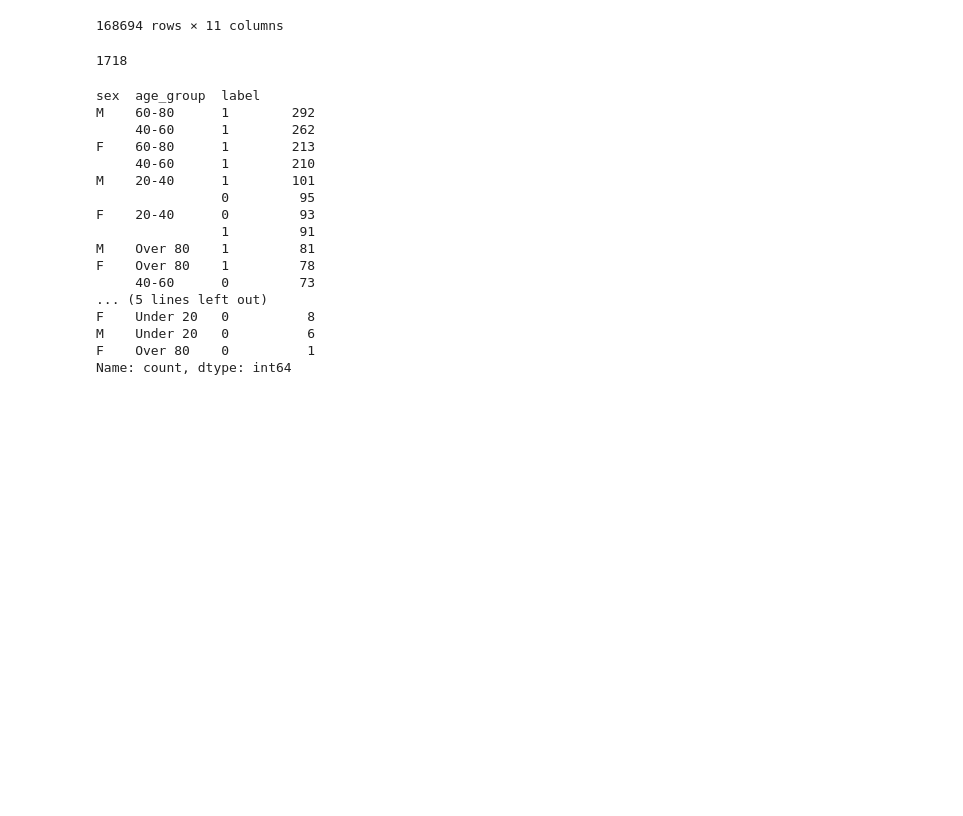
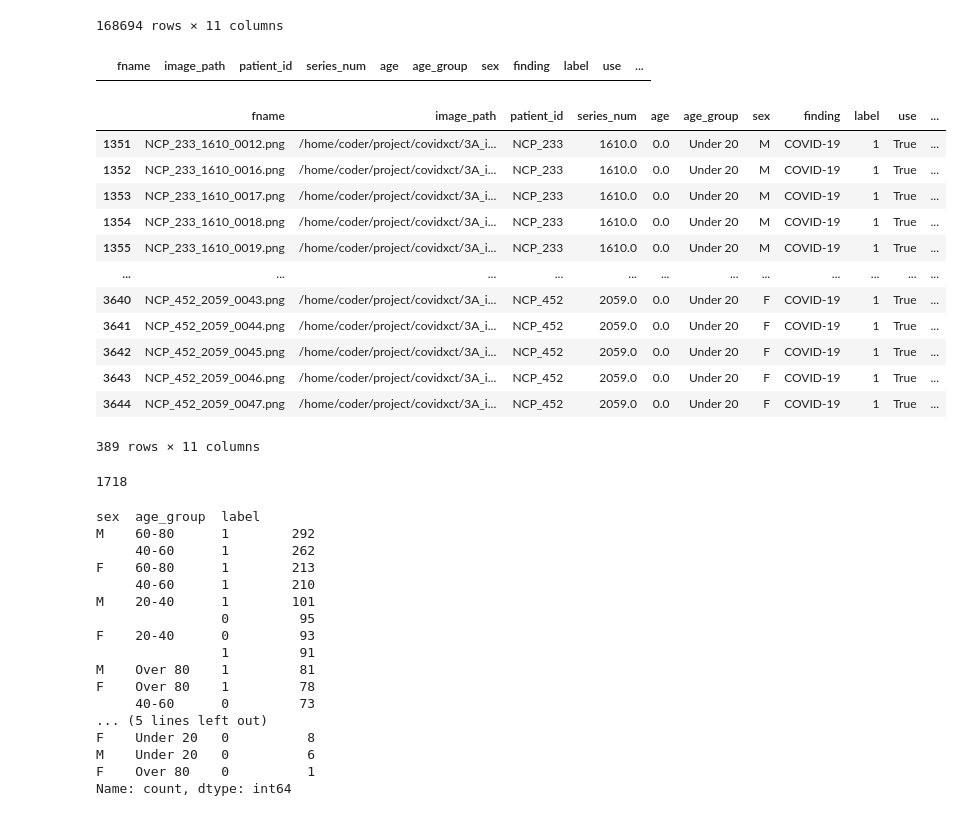
Before and after one commit to mireiafrt/master-thesis, a Jupyter notebook: notebooks/covid_metadata_eda.ipynb, the cells around one changed output. Drawn from its saved outputs; the diff is of its cells as text; code cells hidden in the pictures; blank space fills up the shorter version.

```diff
--- a/notebooks/covid_metadata_eda.ipynb
+++ b/notebooks/covid_metadata_eda.ipynb
@@ -1126,6 +1158,26 @@ df_split
 | 168692 | COVIDCTMD-normal076-IM0170.png | /home/coder/project/covidxct/3A_i... | COVIDCTMD-normal076 | NaN | 30.0 | 20-40 | M | Normal | 0 | True | ... |
 | 168693 | COVIDCTMD-normal076-IM0171.png | /home/coder/project/covidxct/3A_i... | COVIDCTMD-normal076 | NaN | 30.0 | 20-40 | M | Normal | 0 | True | ... |
 168694 rows × 11 columns
+# %%
+df_split[df_split['fname'].str.startswith("volume")]
+# %% [output]
+|  | fname | image_path | patient_id | series_num | age | age_group | sex | finding | label | use | ... |
+# %%
+df_split[df_split['age']==0]
+# %% [output]
+|  | fname | image_path | patient_id | series_num | age | age_group | sex | finding | label | use | ... |
+| 1351 | NCP_233_1610_0012.png | /home/coder/project/covidxct/3A_i... | NCP_233 | 1610.0 | 0.0 | Under 20 | M | COVID-19 | 1 | True | ... |
+| 1352 | NCP_233_1610_0016.png | /home/coder/project/covidxct/3A_i... | NCP_233 | 1610.0 | 0.0 | Under 20 | M | COVID-19 | 1 | True | ... |
+| 1353 | NCP_233_1610_0017.png | /home/coder/project/covidxct/3A_i... | NCP_233 | 1610.0 | 0.0 | Under 20 | M | COVID-19 | 1 | True | ... |
+| 1354 | NCP_233_1610_0018.png | /home/coder/project/covidxct/3A_i... | NCP_233 | 1610.0 | 0.0 | Under 20 | M | COVID-19 | 1 | True | ... |
+| 1355 | NCP_233_1610_0019.png | /home/coder/project/covidxct/3A_i... | NCP_233 | 1610.0 | 0.0 | Under 20 | M | COVID-19 | 1 | True | ... |
+| ... | ... | ... | ... | ... | ... | ... | ... | ... | ... | ... | ... |
+| 3640 | NCP_452_2059_0043.png | /home/coder/project/covidxct/3A_i... | NCP_452 | 2059.0 | 0.0 | Under 20 | F | COVID-19 | 1 | True | ... |
+| 3641 | NCP_452_2059_0044.png | /home/coder/project/covidxct/3A_i... | NCP_452 | 2059.0 | 0.0 | Under 20 | F | COVID-19 | 1 | True | ... |
+| 3642 | NCP_452_2059_0045.png | /home/coder/project/covidxct/3A_i... | NCP_452 | 2059.0 | 0.0 | Under 20 | F | COVID-19 | 1 | True | ... |
+| 3643 | NCP_452_2059_0046.png | /home/coder/project/covidxct/3A_i... | NCP_452 | 2059.0 | 0.0 | Under 20 | F | COVID-19 | 1 | True | ... |
+| 3644 | NCP_452_2059_0047.png | /home/coder/project/covidxct/3A_i... | NCP_452 | 2059.0 | 0.0 | Under 20 | F | COVID-19 | 1 | True | ... |
+389 rows × 11 columns
 # %%
 a = df_split.groupby('patient_id').agg({'sex':'first', 'age_group':'first', 'label':'first'}).reset_index()
 print(a['patient_id'].nunique())
```
Also changed, not shown: parts of 3 cells of this notebook.
